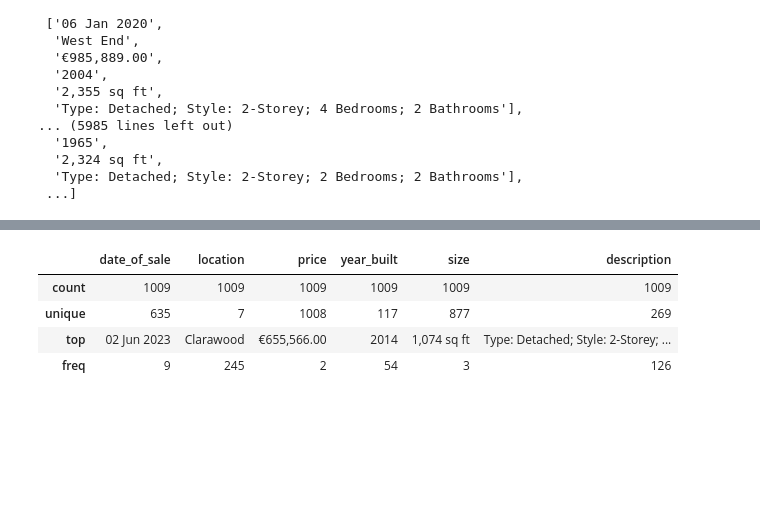
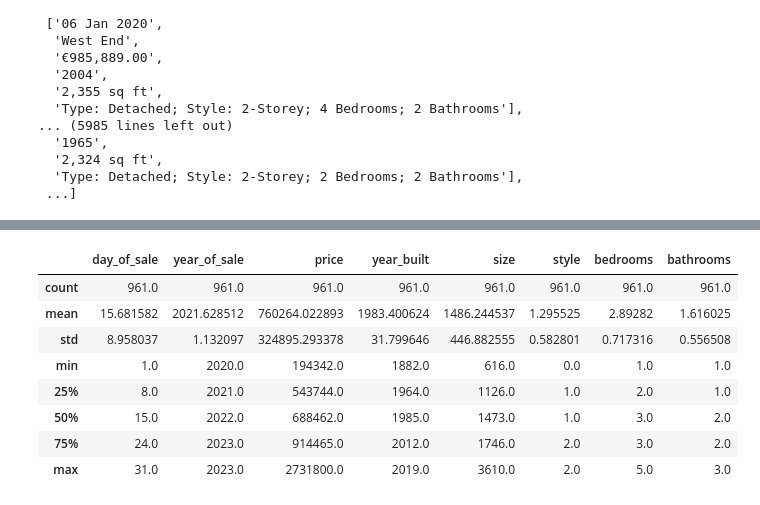
Before and after one commit to ajulthomas/edav-projects, a Jupyter notebook: hist-house-sale-data-analysis/hist-house-sale-data-analysis.ipynb, the cells around one changed output, grey strips where cells are left out. Saved outputs shown, nothing was run; the diff lists cells and outputs as text; code cells hidden in the pictures; blank space fills up the shorter version.

```diff
--- a/hist-house-sale-data-analysis/hist-house-sale-data-analysis.ipynb
+++ b/hist-house-sale-data-analysis/hist-house-sale-data-analysis.ipynb
@@ -128,0 +198,4 @@ df.shape
+# %%
+df["bathrooms"] = df["description"].str.extract("(\d Bathrooms?)")
+df["bathrooms"] = df["bathrooms"].str.replace(r"Bathrooms?", "", regex=True)
+df["bathrooms"].unique()
@@ -128,0 +246,13 @@ df.shape
+# %%
+# checking the dimension of the df before removing na values
+print(f"size of the dataframe before drop operation {df.shape}")
+
+total_rows = df.shape[0]
+
+# drop rows if there are any na values in the row
+df = df.dropna()
+
+# checking the dimension of the df after removing na values
+print(f"size of the dataframe after drop operation {df.shape}")
+
+print(f"removed {total_rows - df.shape[0]} rows")
@@ -144,0 +286,23 @@ memory usage: 47.4+ KB
+# %%
+# from the info we can see few columns has come out as floats
+
+# Remove unwanted columns
+df_cleaned = df.drop(["date_of_sale", "description"], axis=1)
+
+# Reorder the columns
+column_order = [
+    "day_of_sale",
+    "month_of_sale",
+    "year_of_sale",
+    "location",
+    "price",
+    "year_built",
+    "size",
+    "type",
+    "style",
+    "bedrooms",
+    "bathrooms",
+]
+df_cleaned = df_cleaned[column_order]
+
+df_cleaned.head()
@@ -145,8 +316,14 @@ memory usage: 47.4+ KB
 # %%
-df.describe()
+df
+
+df_cleaned.describe()
 # %% [output]
-|  | date_of_sale | location | price | year_built | size | description |
-| count | 1009 | 1009 | 1009 | 1009 | 1009 | 1009 |
-| unique | 635 | 7 | 1008 | 117 | 877 | 269 |
-| top | 02 Jun 2023 | Clarawood | €655,566.00 | 2014 | 1,074 sq ft | Type: Detached; Style: 2-Storey; ... |
-| freq | 9 | 245 | 2 | 54 | 3 | 126 |
+|  | day_of_sale | year_of_sale | price | year_built | size | style | bedrooms | bathrooms |
+| count | 961.0 | 961.0 | 961.0 | 961.0 | 961.0 | 961.0 | 961.0 | 961.0 |
+| mean | 15.681582 | 2021.628512 | 760264.022893 | 1983.400624 | 1486.244537 | 1.295525 | 2.89282 | 1.616025 |
+| std | 8.958037 | 1.132097 | 324895.293378 | 31.799646 | 446.882555 | 0.582801 | 0.717316 | 0.556508 |
+| min | 1.0 | 2020.0 | 194342.0 | 1882.0 | 616.0 | 0.0 | 1.0 | 1.0 |
+| 25% | 8.0 | 2021.0 | 543744.0 | 1964.0 | 1126.0 | 1.0 | 2.0 | 1.0 |
+| 50% | 15.0 | 2022.0 | 688462.0 | 1985.0 | 1473.0 | 1.0 | 3.0 | 2.0 |
+| 75% | 24.0 | 2023.0 | 914465.0 | 2012.0 | 1746.0 | 2.0 | 3.0 | 2.0 |
+| max | 31.0 | 2023.0 | 2731800.0 | 2019.0 | 3610.0 | 2.0 | 5.0 | 3.0 |
```
Also changed, not shown: parts of 60 cells of this notebook, 2 other files.
